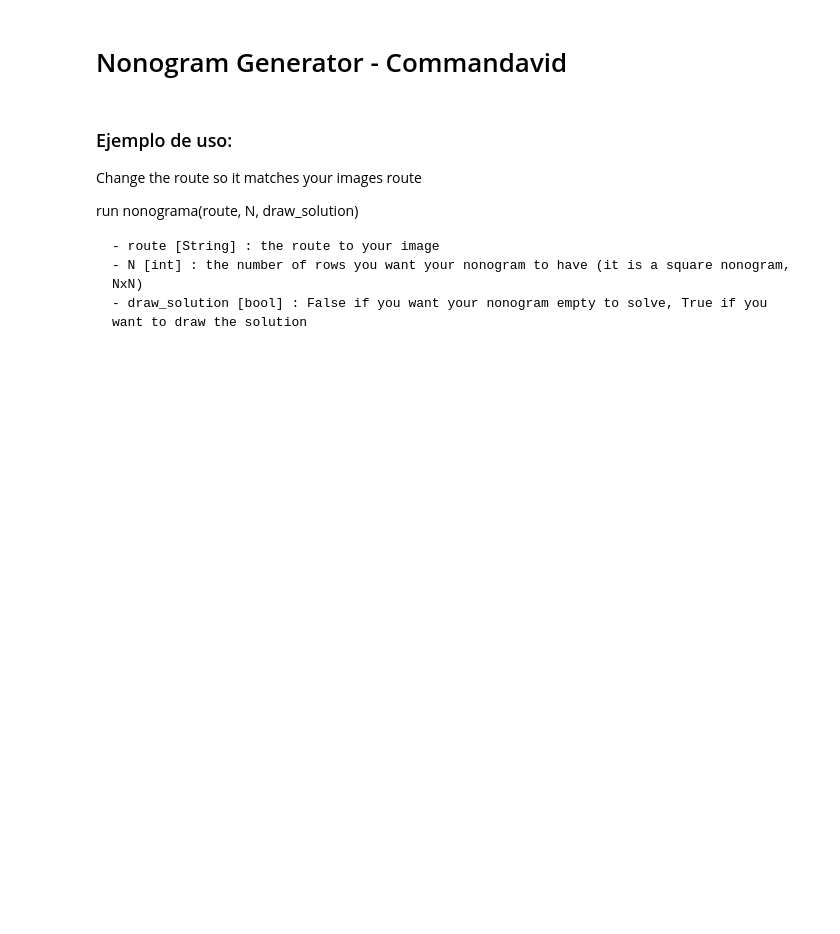
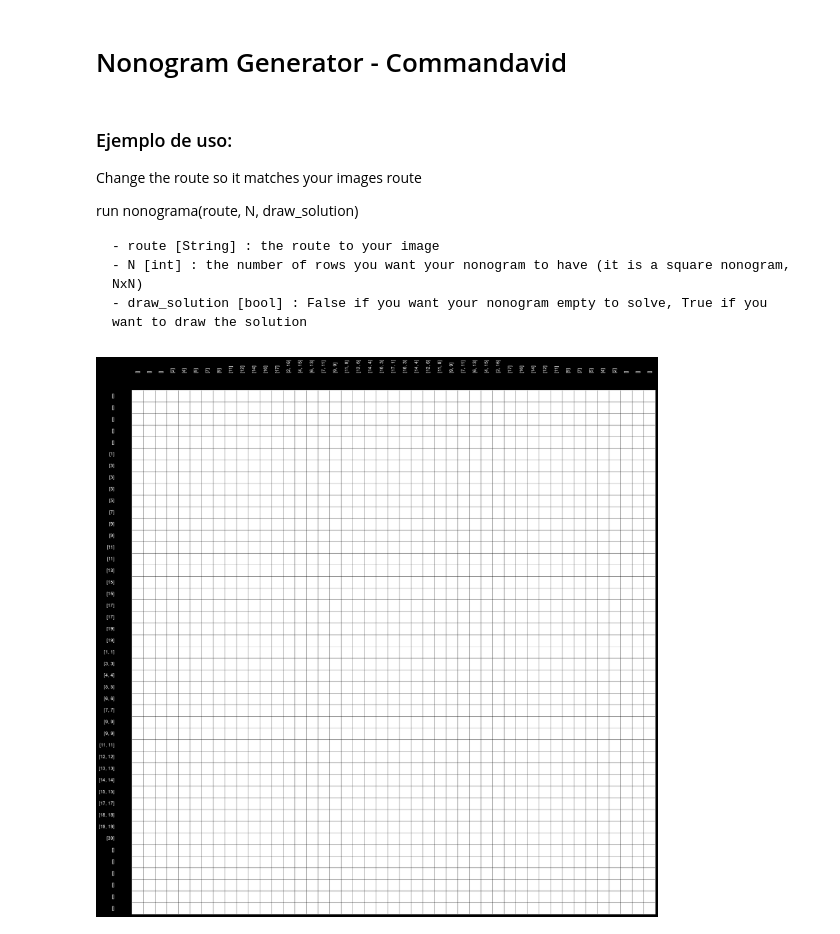
Before and after one commit to commandavid/nonogram-generator, a Jupyter notebook: nonogramGenerator.ipynb, the cells around one changed output. Cells and saved outputs as stored; diff of their text form; code cells hidden in the pictures; blank space fills up the shorter version.

Commit message:
added example images

```diff
--- a/nonogramGenerator.ipynb
+++ b/nonogramGenerator.ipynb
@@ -109,4 +109,6 @@ run nonograma(route, N, draw_solution)
 # %%
 route = "image.jpg"
 
-nonograma(route,45, True)
+nonograma(route,45, False)
+# %% [output]
+[figure, added]
```
Also changed, not shown: 4 other files.
